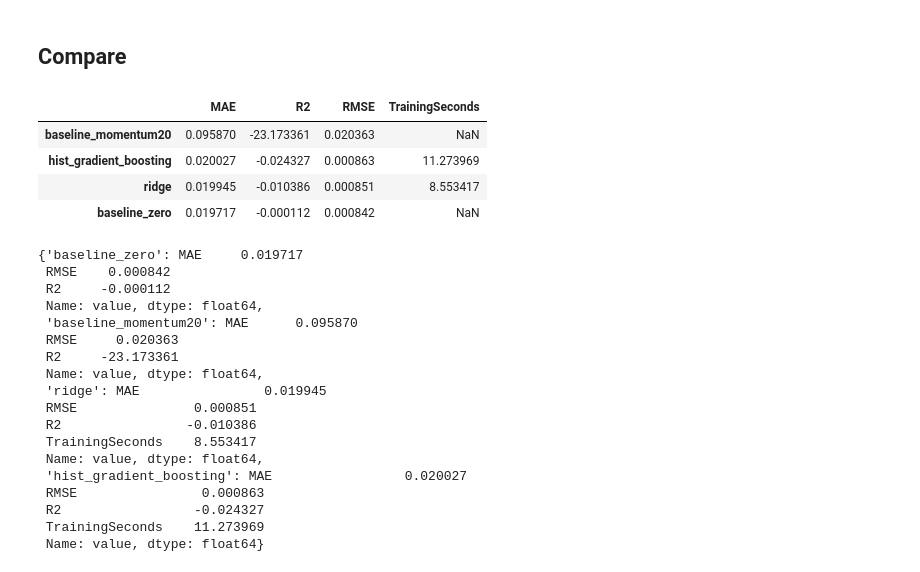
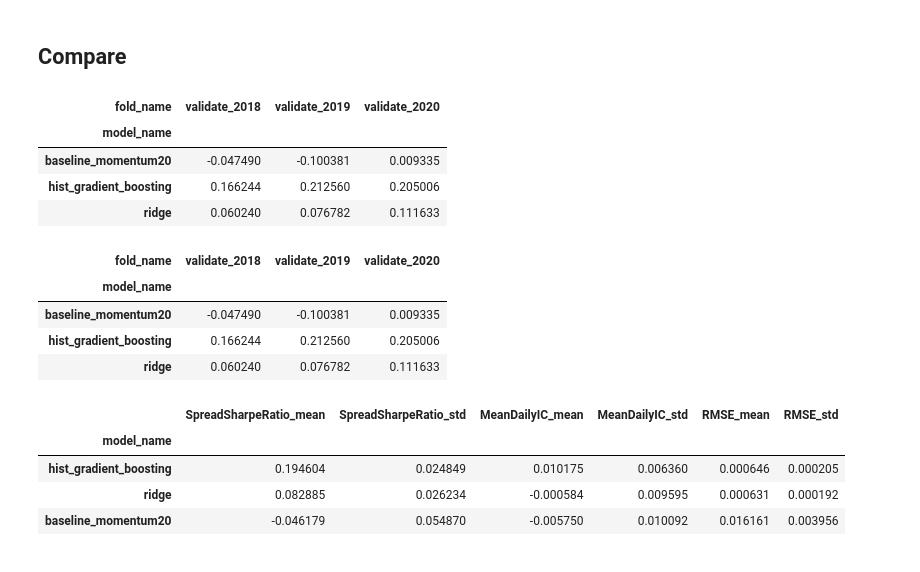
Before and after one commit to myngoc-trg/DA631E_ArtificialIntelligenceForDataScience, a Jupyter notebook: Project_1_SupervisedLearning/notebooks/04_training_and_validation.ipynb, the cells around one changed output. Saved outputs shown, nothing was run; the diff lists cells and outputs as text; code cells hidden in the pictures.

```diff
--- a/Project_1_SupervisedLearning/notebooks/04_training_and_validation.ipynb
+++ b/Project_1_SupervisedLearning/notebooks/04_training_and_validation.ipynb
@@ -68,7 +71,7 @@ Project root: c:\Users\MY NGOC\Documents\MAU_TACAS_68803\DA631E_ArtificialIntell
 Imported load_data successfully
 Imported libraries sucessfully! yay
 # %%
-FAST_MODE = True
+FAST_MODE = False
 MODEL_NAMES = ['ridge', 'hist_gradient_boosting']
 # %%
 
@@ -161,32 +398,41 @@ Finished hist_gradient_boosting in 11.3 seconds
 # %% [markdown]
 ## Compare
 # %%
-comparison = pd.DataFrame(evaluations).T.sort_values(by='R2',ascending=True)
-display(comparison)
+cv_summary = fold_results.groupby('model_name')[metric_columns].agg(['mean','std'])
+cv_summary.columns = [f"{metric}_{statistic}" for metric, statistic in cv_summary.columns]
+cv_summary.insert(0, 'NumberOfFolds',fold_results.groupby('model_name')['fold_name'].nunique())
+cv_summary = cv_summary.sort_values('SpreadSharpeRatio_mean', ascending=False)
-# %% [output]
-|  | MAE | R2 | RMSE | TrainingSeconds |
-| baseline_momentum20 | 0.095870 | -23.173361 | 0.020363 | NaN |
-| hist_gradient_boosting | 0.020027 | -0.024327 | 0.000863 | 11.273969 |
-| ridge | 0.019945 | -0.010386 | 0.000851 | 8.553417 |
-| baseline_zero | 0.019717 | -0.000112 | 0.000842 | NaN |
 # %%
-evaluations
+spread_by_year = fold_results.pivot(index='model_name',columns='fold_name',values='SpreadSharpeRatio')
+ic_by_year = fold_results.pivot(index='model_name',columns='fold_name', values='SpreadSharpeRatio')
+
+display(spread_by_year)
+display(ic_by_year)
 # %% [output]
-{'baseline_zero': MAE     0.019717
- RMSE    0.000842
- R2     -0.000112
- Name: value, dtype: float64,
- 'baseline_momentum20': MAE      0.095870
- RMSE     0.020363
- R2     -23.173361
- Name: value, dtype: float64,
- 'ridge': MAE                0.019945
- RMSE               0.000851
- R2                -0.010386
- TrainingSeconds    8.553417
- Name: value, dtype: float64,
- 'hist_gradient_boosting': MAE                 0.020027
- RMSE                0.000863
- R2                 -0.024327
- TrainingSeconds    11.273969
- Name: value, dtype: float64}
+| fold_name | validate_2018 | validate_2019 | validate_2020 |
+| model_name |  |  |  |
+| baseline_momentum20 | -0.047490 | -0.100381 | 0.009335 |
+| hist_gradient_boosting | 0.166244 | 0.212560 | 0.205006 |
+| ridge | 0.060240 | 0.076782 | 0.111633 |
+| fold_name | validate_2018 | validate_2019 | validate_2020 |
+| model_name |  |  |  |
+| baseline_momentum20 | -0.047490 | -0.100381 | 0.009335 |
+| hist_gradient_boosting | 0.166244 | 0.212560 | 0.205006 |
+| ridge | 0.060240 | 0.076782 | 0.111633 |
+# %%
+comparison_columns = [
+    "SpreadSharpeRatio_mean",
+    "SpreadSharpeRatio_std",
+    "MeanDailyIC_mean",
+    "MeanDailyIC_std",
+    "RMSE_mean",
+    "RMSE_std",
+]
+
+display(cv_summary[comparison_columns])
+# %% [output]
+|  | SpreadSharpeRatio_mean | SpreadSharpeRatio_std | MeanDailyIC_mean | MeanDailyIC_std | RMSE_mean | RMSE_std |
+| model_name |  |  |  |  |  |  |
+| hist_gradient_boosting | 0.194604 | 0.024849 | 0.010175 | 0.006360 | 0.000646 | 0.000205 |
+| ridge | 0.082885 | 0.026234 | -0.000584 | 0.009595 | 0.000631 | 0.000192 |
+| baseline_momentum20 | -0.046179 | 0.054870 | -0.005750 | 0.010092 | 0.016161 | 0.003956 |
```
Also changed, not shown: parts of 12 cells of this notebook, 6 other files.
